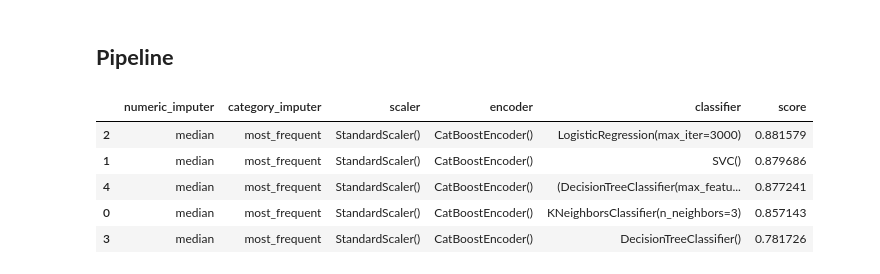
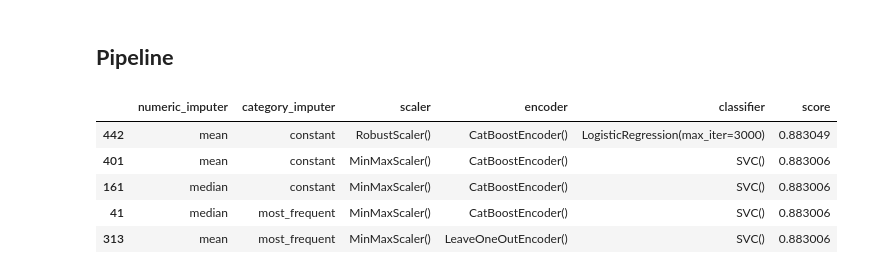
Before and after one commit to xandeea/Loan-Default-Prediction-Nigeria, a Jupyter notebook: Loan_Default_Prediction.ipynb, the cells around one changed output. Cells and saved outputs as stored; diff of their text form; code cells hidden in the pictures.

```diff
--- a/Loan_Default_Prediction.ipynb
+++ b/Loan_Default_Prediction.ipynb
@@ -244,7 +233,7 @@ plt.show()
 # %%
 categorical = ['bank_account_type', 'bank_name_clients',
        'bank_branch_clients', 'employment_status_clients',
-       'level_of_education_clients', 'village', 'state', 'county']
+       'level_of_education_clients', 'village', 'state', 'county', 'was_reffered']
 fig, ax = plt.subplots(2, 4, figsize=(25, 15))
 for variable, subplot in zip(categorical, ax.flatten()):
     sns.countplot(x = df[variable], ax=subplot,  order = df[variable].value_counts()[:10].index)
@@ -254,21 +243,19 @@ plt.tight_layout()
 # %% [output]
 [figure]
 # %%
-numeric = ['age', 'loannumber_min', 'loannumber_mean', 'loannumber_max',
-       'loannumber_sum', 'loanamount_min', 'loanamount_mean', 'loanamount_max',
-       'loanamount_sum', 'totaldue_min', 'totaldue_mean', 'totaldue_max',
-       'totaldue_sum', 'termdays_min', 'termdays_mean', 'termdays_max',
-       'termdays_sum', 'days_to_1_payment_min', 'days_to_1_payment_mean',
+numerical = ['age', 'loannumber_min', 'loannumber_mean', 'loannumber_max',
+       'loanamount_min', 'loanamount_mean', 'loanamount_max', 'totaldue_min', 'totaldue_mean', 'totaldue_max',
+       'termdays_min', 'termdays_mean', 'termdays_max', 'days_to_1_payment_min', 'days_to_1_payment_mean',
        'days_to_1_payment_max', 'days_to_close_min', 'days_to_close_mean',
        'days_to_close_max', 'loannumber', 'loanamount', 'totaldue',
        'termdays']
-a = len(numeric)
+a = len(numerical)
 b = 3
 c = 1
 
 fig = plt.figure(figsize=(20,40))
 
-for i in numeric:
+for i in numerical:
     plt.subplot(a, b, c)
     plt.title(i)
     plt.xlabel(i)
@@ -297,8 +284,8 @@ y = df['good_bad_flag']
 X_train, X_test, y_train, y_test = train_test_split(x, y, test_size=0.3, random_state=7)
 # %%
 # dividindo as colunas em numéricas e categóricas para o pipeline
-numeric_features = x.select_dtypes(['float64', 'int64']).columns
-categorical_features = x.select_dtypes(['object']).columns
+numeric_features = numerical
+categorical_features = categorical
 # %%
 # criando o pipeline
 strategy_numeric_list = [
@@ -331,7 +318,7 @@ classifiers_list = [
     LogisticRegression(max_iter = 3000),
     DecisionTreeClassifier(),
     RandomForestClassifier(),
-    CatBoostClassifier(iterations=2, learning_rate=1, depth=2),
+    CatBoostClassifier(iterations = 100),
     LGBMClassifier(),
     XGBClassifier()
 ]
@@ -366,15 +353,15 @@ for n_strategy in strategy_numeric_list:
 # %%
 # visualizando os melhores resultados do pipeline
 columns = ['numeric_imputer','category_imputer','scaler','encoder','classifier','score']
 
 df_results = pd.DataFrame(appended_data, columns = columns)
-df_results.head(5).sort_values(by=['score'], ascending=False)
+df_results.sort_values(by=['score'], ascending=False).head()
 # %% [output]
 |  | numeric_imputer | category_imputer | scaler | encoder | classifier | score |
-| 2 | median | most_frequent | StandardScaler() | CatBoostEncoder() | LogisticRegression(max_iter=3000) | 0.881579 |
-| 1 | median | most_frequent | StandardScaler() | CatBoostEncoder() | SVC() | 0.879686 |
-| 4 | median | most_frequent | StandardScaler() | CatBoostEncoder() | (DecisionTreeClassifier(max_featu... | 0.877241 |
-| 0 | median | most_frequent | StandardScaler() | CatBoostEncoder() | KNeighborsClassifier(n_neighbors=3) | 0.857143 |
-| 3 | median | most_frequent | StandardScaler() | CatBoostEncoder() | DecisionTreeClassifier() | 0.781726 |
+| 442 | mean | constant | RobustScaler() | CatBoostEncoder() | LogisticRegression(max_iter=3000) | 0.883049 |
+| 401 | mean | constant | MinMaxScaler() | CatBoostEncoder() | SVC() | 0.883006 |
+| 161 | median | constant | MinMaxScaler() | CatBoostEncoder() | SVC() | 0.883006 |
+| 41 | median | most_frequent | MinMaxScaler() | CatBoostEncoder() | SVC() | 0.883006 |
+| 313 | mean | most_frequent | MinMaxScaler() | LeaveOneOutEncoder() | SVC() | 0.883006 |
 # %%
 numeric_transformer = Pipeline(
```
Also changed, not shown: parts of 14 cells of this notebook.
